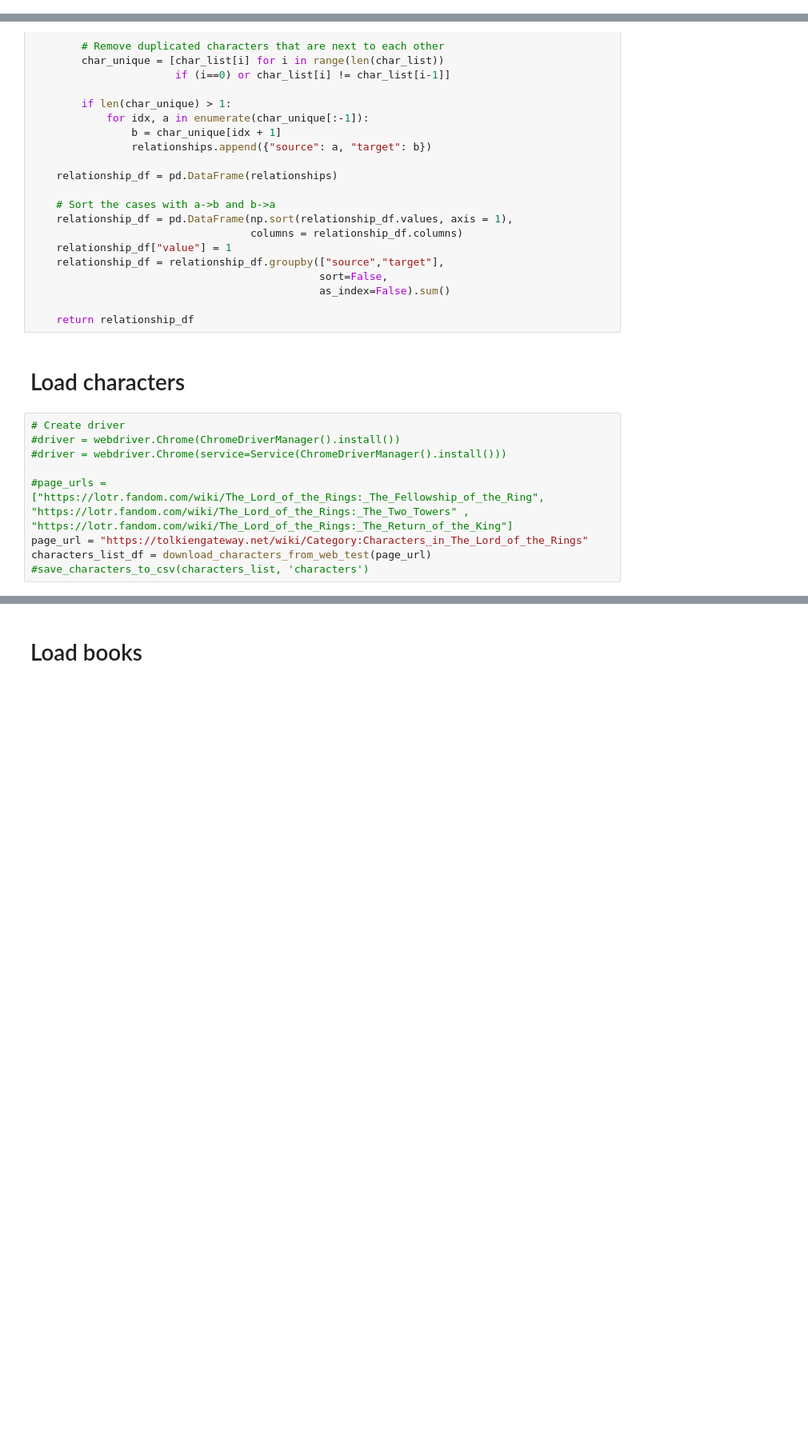
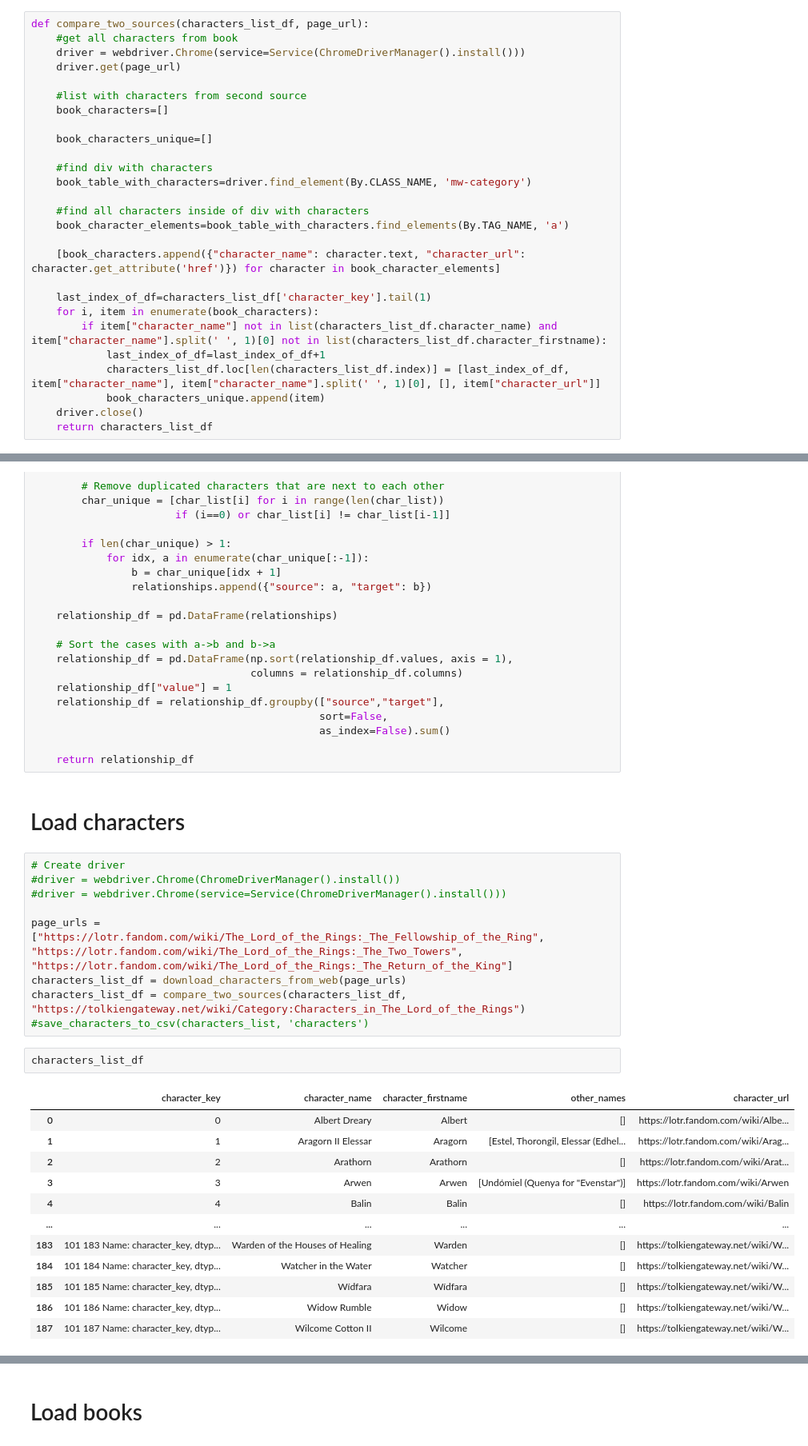
Before and after one commit to lavrovarn/LOTR_Project, a Jupyter notebook: LOTR.ipynb, the cells around one changed output, grey strips where cells are left out. Shown at 80% size. Cells and saved outputs as stored; diff of their text form; blank space fills up the shorter version.

```diff
--- a/LOTR.ipynb
+++ b/LOTR.ipynb
@@ -82,6 +107,33 @@ def download_characters_from_web_test(page_url):
     driver.close()
     characters_list_df=pd.DataFrame(characters_list)
     return characters_list_df
+# %%
+def compare_two_sources(characters_list_df, page_url):
+    #get all characters from book
+    driver = webdriver.Chrome(service=Service(ChromeDriverManager().install()))
+    driver.get(page_url)
+
+    #list with characters from second source
+    book_characters=[]
+
+    book_characters_unique=[]
+
+    #find div with characters
+    book_table_with_characters=driver.find_element(By.CLASS_NAME, 'mw-category')
+
+    #find all characters inside of div with characters
+    book_character_elements=book_table_with_characters.find_elements(By.TAG_NAME, 'a')
+
+    [book_characters.append({"character_name": character.text, "character_url": character.get_attribute('href')}) for character in book_character_elements]
+
+    last_index_of_df=characters_list_df['character_key'].tail(1)
+    for i, item in enumerate(book_characters):
+        if item["character_name"] not in list(characters_list_df.character_name) and item["character_name"].split(' ', 1)[0] not in list(characters_list_df.character_firstname):
+            last_index_of_df=last_index_of_df+1
+            characters_list_df.loc[len(characters_list_df.index)] = [last_index_of_df, item["character_name"], item["character_name"].split(' ', 1)[0], [], item["character_url"]]
+            book_characters_unique.append(item)
+    driver.close()
+    return characters_list_df
 # %%
 import spacy
 def get_book_text(book_name):
@@ -154,7 +206,22 @@ def create_relationships (df, window_size):
 #driver = webdriver.Chrome(ChromeDriverManager().install())
 #driver = webdriver.Chrome(service=Service(ChromeDriverManager().install()))
 
-#page_urls = ["https://lotr.fandom.com/wiki/The_Lord_of_the_Rings:_The_Fellowship_of_the_Ring",  "https://lotr.fandom.com/wiki/The_Lord_of_the_Rings:_The_Two_Towers" , "https://lotr.fandom.com/wiki/The_Lord_of_the_Rings:_The_Return_of_the_King"]
-page_url = "https://tolkiengateway.net/wiki/Category:Characters_in_The_Lord_of_the_Rings"
-characters_list_df = download_characters_from_web_test(page_url)
+page_urls = ["https://lotr.fandom.com/wiki/The_Lord_of_the_Rings:_The_Fellowship_of_the_Ring", "https://lotr.fandom.com/wiki/The_Lord_of_the_Rings:_The_Two_Towers", "https://lotr.fandom.com/wiki/The_Lord_of_the_Rings:_The_Return_of_the_King"]
+characters_list_df = download_characters_from_web(page_urls)
+characters_list_df = compare_two_sources(characters_list_df, "https://tolkiengateway.net/wiki/Category:Characters_in_The_Lord_of_the_Rings")
 #save_characters_to_csv(characters_list, 'characters')
+# %%
+characters_list_df
+# %% [output]
+|  | character_key | character_name | character_firstname | other_names | character_url |
+| 0 | 0 | Albert Dreary | Albert | [] | https://lotr.fandom.com/wiki/Albe... |
+| 1 | 1 | Aragorn II Elessar | Aragorn | [Estel, Thorongil, Elessar (Edhel... | https://lotr.fandom.com/wiki/Arag... |
+| 2 | 2 | Arathorn | Arathorn | [] | https://lotr.fandom.com/wiki/Arat... |
+| 3 | 3 | Arwen | Arwen | [Undómiel (Quenya for "Evenstar")] | https://lotr.fandom.com/wiki/Arwen |
+| 4 | 4 | Balin | Balin | [] | https://lotr.fandom.com/wiki/Balin |
+| ... | ... | ... | ... | ... | ... |
+| 183 | 101 183 Name: character_key, dtyp... | Warden of the Houses of Healing | Warden | [] | https://tolkiengateway.net/wiki/W... |
+| 184 | 101 184 Name: character_key, dtyp... | Watcher in the Water | Watcher | [] | https://tolkiengateway.net/wiki/W... |
+| 185 | 101 185 Name: character_key, dtyp... | Wídfara | Wídfara | [] | https://tolkiengateway.net/wiki/W... |
+| 186 | 101 186 Name: character_key, dtyp... | Widow Rumble | Widow | [] | https://tolkiengateway.net/wiki/W... |
+| 187 | 101 187 Name: character_key, dtyp... | Wilcome Cotton II | Wilcome | [] | https://tolkiengateway.net/wiki/W... |
```
Also changed, not shown: parts of 2 cells of this notebook, 1 other file.
